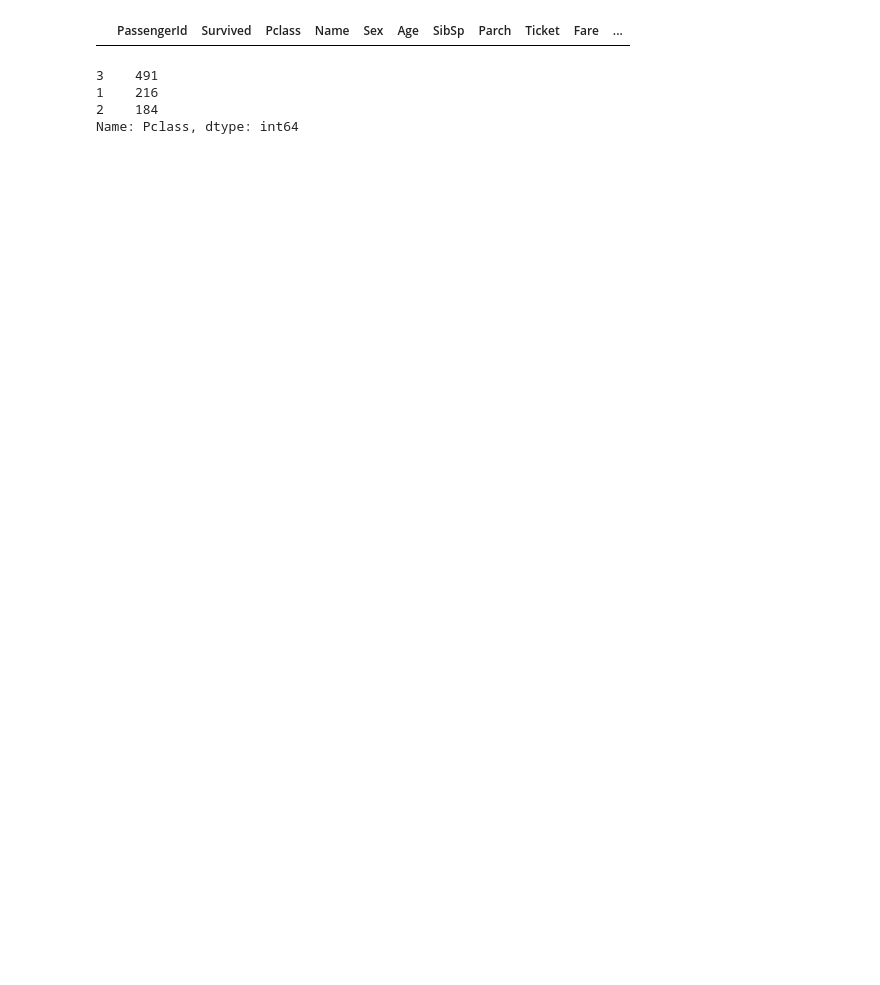
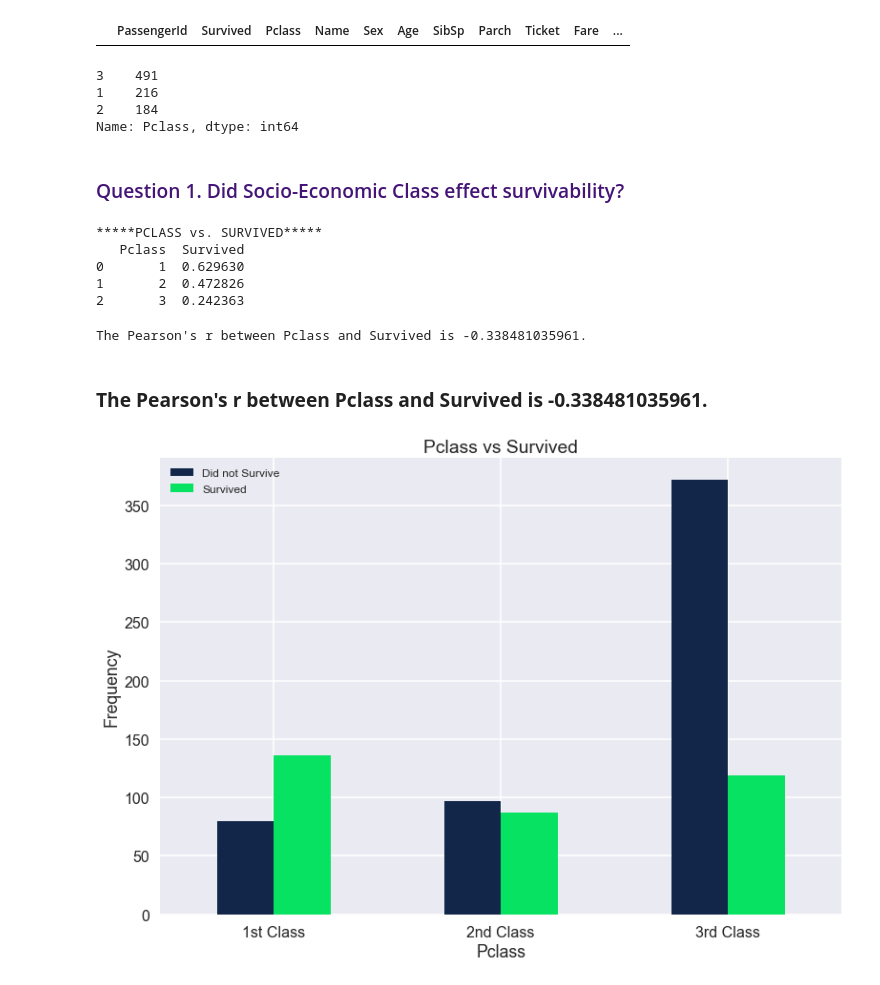
Before and after one commit to mjlsmith/Investigating-a-Dataset, a Jupyter notebook: Titanic Data analysis.ipynb, the cells around one changed output. Cells and saved outputs as stored; diff of their text form; code cells hidden in the pictures; blank space fills up the shorter version.

```diff
--- a/Titanic Data analysis.ipynb
+++ b/Titanic Data analysis.ipynb
@@ -187,0 +261,5 @@ df[df.Age.isnull()]
+# %%
+guess_age = df.Age.mean()
+# %%
+df.Age = df.Age.fillna(value=guess_age)
+print df.Age
@@ -196,3 +292,5 @@ df.Pclass.value_counts()
 1    216
 2    184
 Name: Pclass, dtype: int64
+# %% [markdown]
+<h3><span style = "color: #441477;">Question 1. Did Socio-Economic Class effect survivability? </span></h3>
@@ -198,0 +304,28 @@ Name: Pclass, dtype: int64
+# %%
+print '*****PCLASS vs. SURVIVED*****'
+print df[['Pclass', 'Survived']].groupby(['Pclass'], as_index=False).mean().sort_values(by='Survived', ascending=False)
+# %% [output]
+*****PCLASS vs. SURVIVED*****
+   Pclass  Survived
+0       1  0.629630
+1       2  0.472826
+2       3  0.242363
+# %%
+corr_pclass = correlation(df['Pclass'], df['Survived'])
+print "The Pearson's r between Pclass and Survived is {}.".format(corr_pclass)
+# %% [output]
+The Pearson's r between Pclass and Survived is -0.338481035961.
+# %% [markdown]
+### **The Pearson's r between Pclass and Survived is -0.338481035961.**
+# %%
+pd.crosstab(df['Pclass'], df['Survived']).plot(kind='bar', color=['#112649','#08e263'])
+ax = plt.gca()
+ax.set_xticklabels(('1st Class','2nd Class', '3rd Class'),rotation=0)
+plt.xlabel('Pclass')
+plt.ylabel('Frequency')
+plt.title("Pclass vs Survived")
+plt.legend(('Did not Survive','Survived'),prop={'size': 12})
+
+plt.show()
+# %% [output]
+[figure, added]
```
Also changed, not shown: parts of 21 cells of this notebook.
